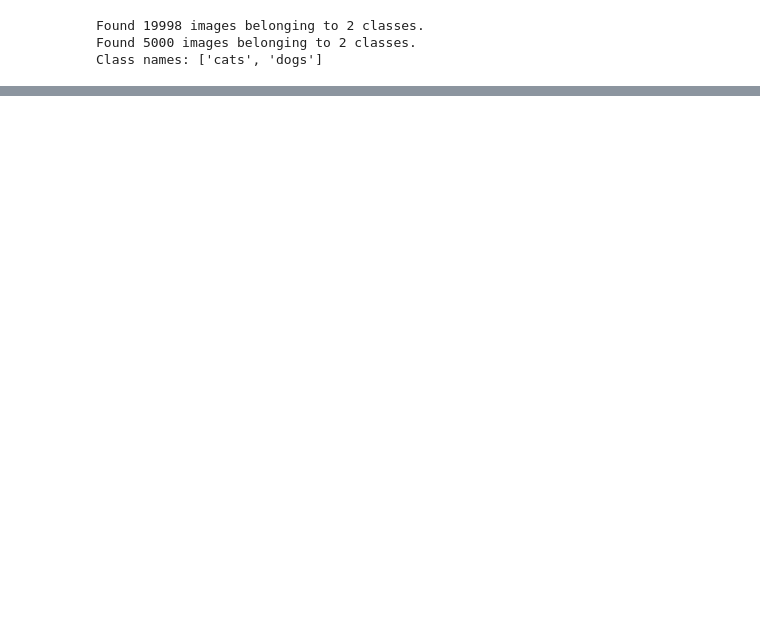
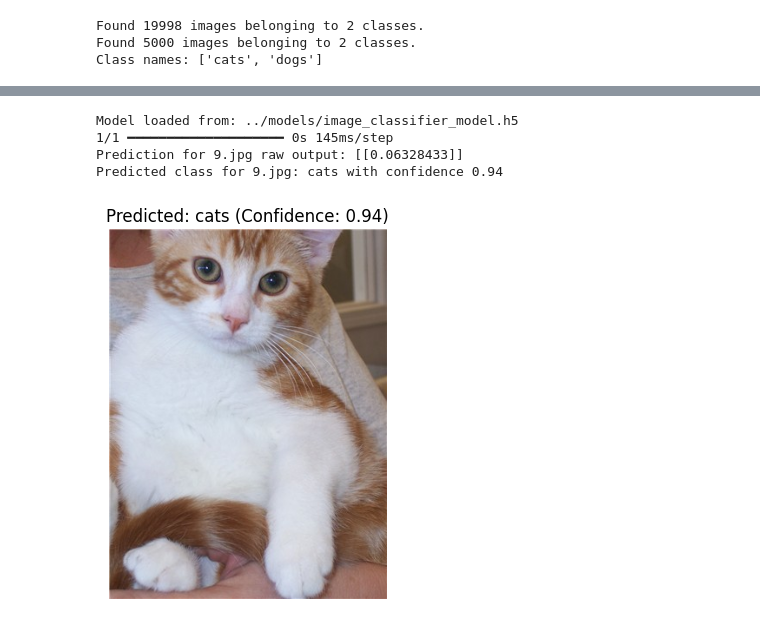
Before and after one commit to Diana-codes/ml-pipeline-summative, a Jupyter notebook: notebook/image_classification.ipynb, the cells around one changed output, grey strips where cells are left out. Saved outputs shown, nothing was run; the diff lists cells and outputs as text; code cells hidden in the pictures; blank space fills up the shorter version.

Commit message:
fix: debug error

```diff
--- a/notebook/image_classification.ipynb
+++ b/notebook/image_classification.ipynb
@@ -228,7 +270,7 @@ plt.show()
 # ## 6. Model Saving
 
 # Save the trained model for later use in the API.
-MODEL_PATH = '../models/image_classifier_model.tf'
+MODEL_PATH = '../models/image_classifier_model.h5'
 os.makedirs(os.path.dirname(MODEL_PATH), exist_ok=True)
 model.save(MODEL_PATH)
 print(f"\nModel saved to: {MODEL_PATH}")
@@ -261,0 +280,56 @@ NameError: name 'MODEL_PATH' is not defined
+# %%
+# --- Image Preprocessing Utility Function ---
+from tensorflow.keras.preprocessing import image
+
+def preprocess_single_image(img_path):
+    img = image.load_img(img_path, target_size=(IMG_HEIGHT, IMG_WIDTH))
+    img_array = image.img_to_array(img) / 255.0  # normalize
+    return np.expand_dims(img_array, axis=0)  # shape: (1, IMG_HEIGHT, IMG_WIDTH, 3)
+# %%
+# ## 7. Example Prediction (using the saved model)
+
+# Load the model
+loaded_model = load_model(MODEL_PATH)
+print(f"\nModel loaded from: {MODEL_PATH}")
+
+# --- START OF CHANGES ---
+
+# Define a path to a real image from your test set
+# IMPORTANT: Replace 'path/to/your/real_test_image.jpg' with an actual path
+# For example: '../data/test/cats/cat_test_001.jpg' or '../data/test/dogs/dog_test_001.jpg'
+# Make sure this image file actually exists in your data/test directory!
+real_image_path = '../data/test/cats/9.jpg'
+
+if not os.path.exists(real_image_path):
+    print(f"Error: Real image not found at {real_image_path}. Please update the path.")
+else:
+    # Preprocess the real image
+    preprocessed_real_image = preprocess_single_image(real_image_path)
+
+    # Make a prediction on the real image
+    real_prediction = loaded_model.predict(preprocessed_real_image)
+
+    print(f"Prediction for {os.path.basename(real_image_path)} raw output: {real_prediction}")
+
+    # Determine predicted class and confidence
+    if NUM_CLASSES > 2:  # Multi-class classification
+        predicted_class_index = np.argmax(real_prediction, axis=1)[0]
+        confidence = np.max(real_prediction)
+    else:  # Binary classification
+        predicted_class_index = (real_prediction > 0.5).astype(int)[0][0]
+        confidence = real_prediction[0][0] if predicted_class_index == 1 else (1 - real_prediction[0][0])
+
+    predicted_class_name = class_names[predicted_class_index]
+
+    print(f"Predicted class for {os.path.basename(real_image_path)}: {predicted_class_name} with confidence {confidence:.2f}")
+
+    # Display the image (optional, but good for visualization)
+    try:
+        img_display = Image.open(real_image_path)
+        plt.imshow(img_display)
+        plt.title(f"Predicted: {predicted_class_name} (Confidence: {confidence:.2f})")
+        plt.axis('off')
+        plt.show()
+    except Exception as e:
+        print(f"Error displaying image: {e}")
+# %% [output]
@@ -261,0 +337,5 @@ NameError: name 'MODEL_PATH' is not defined
+Model loaded from: ../models/image_classifier_model.h5
+1/1 ━━━━━━━━━━━━━━━━━━━━ 0s 145ms/step
+Prediction for 9.jpg raw output: [[0.06328433]]
+Predicted class for 9.jpg: cats with confidence 0.94
+[figure, added]
```
Also changed, not shown: parts of 7 cells of this notebook, 1 other file.
